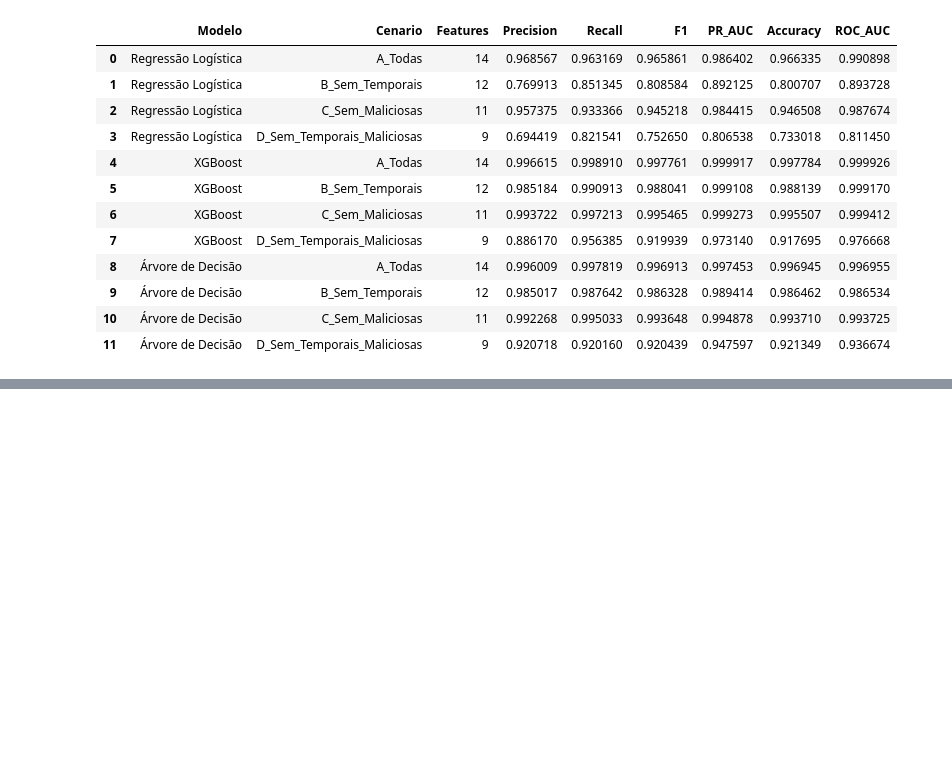
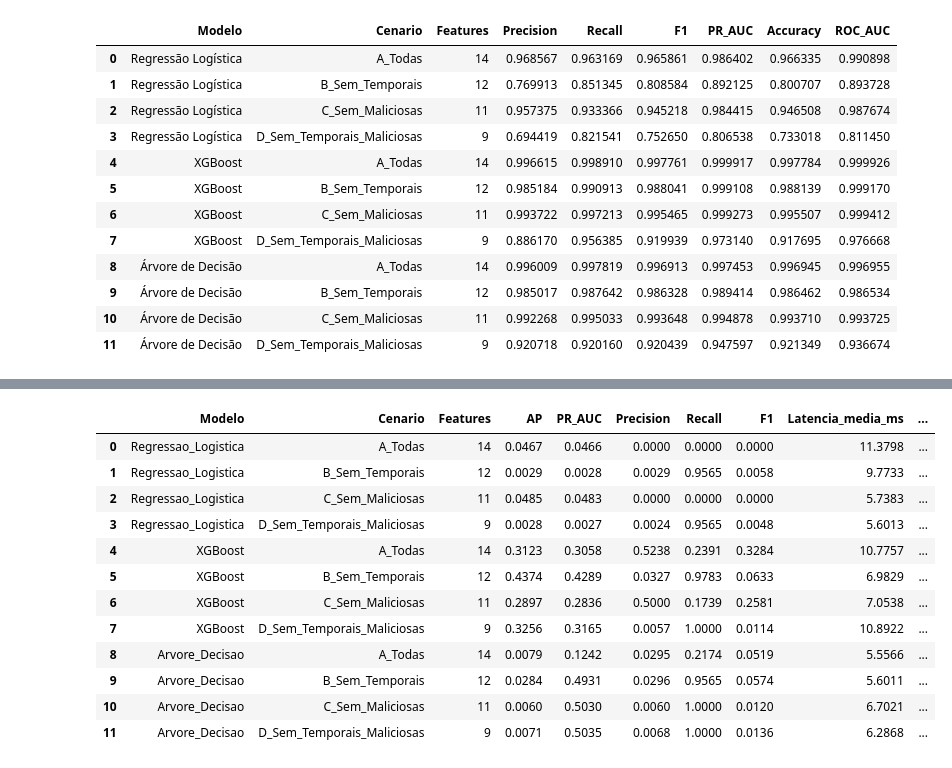
Before and after one commit to GabrielThiel/ethereum-fraud-analysis, a Jupyter notebook: notebooks/01-exploracao-datasets.ipynb, the cells around one changed output, grey strips where cells are left out. Drawn from its saved outputs; the diff is of its cells as text; code cells hidden in the pictures; blank space fills up the shorter version.

```diff
--- a/notebooks/01-exploracao-datasets.ipynb
+++ b/notebooks/01-exploracao-datasets.ipynb
@@ -2934,0 +3462,41 @@ comparacao_3_modelos
+# %%
+
+df_comparacao_final_etfd = (
+    df_resultados_temporais.merge(
+        df_desempenho_etfd,
+        on=["Modelo", "Cenario", "Features"]
+    )
+)
+
+display(
+    df_comparacao_final_etfd[
+        [
+            "Modelo",
+            "Cenario",
+            "Features",
+            "AP",
+            "PR_AUC",
+            "Precision",
+            "Recall",
+            "F1",
+            "Latencia_media_ms",
+            "Latencia_p95_ms",
+            "Latencia_p99_ms",
+            "Throughput_registros_s"
+        ]
+    ].round(4)
+)
+# %% [output]
+|  | Modelo | Cenario | Features | AP | PR_AUC | Precision | Recall | F1 | Latencia_media_ms | ... |
+| 0 | Regressao_Logistica | A_Todas | 14 | 0.0467 | 0.0466 | 0.0000 | 0.0000 | 0.0000 | 11.3798 | ... |
+| 1 | Regressao_Logistica | B_Sem_Temporais | 12 | 0.0029 | 0.0028 | 0.0029 | 0.9565 | 0.0058 | 9.7733 | ... |
+| 2 | Regressao_Logistica | C_Sem_Maliciosas | 11 | 0.0485 | 0.0483 | 0.0000 | 0.0000 | 0.0000 | 5.7383 | ... |
+| 3 | Regressao_Logistica | D_Sem_Temporais_Maliciosas | 9 | 0.0028 | 0.0027 | 0.0024 | 0.9565 | 0.0048 | 5.6013 | ... |
+| 4 | XGBoost | A_Todas | 14 | 0.3123 | 0.3058 | 0.5238 | 0.2391 | 0.3284 | 10.7757 | ... |
+| 5 | XGBoost | B_Sem_Temporais | 12 | 0.4374 | 0.4289 | 0.0327 | 0.9783 | 0.0633 | 6.9829 | ... |
+| 6 | XGBoost | C_Sem_Maliciosas | 11 | 0.2897 | 0.2836 | 0.5000 | 0.1739 | 0.2581 | 7.0538 | ... |
+| 7 | XGBoost | D_Sem_Temporais_Maliciosas | 9 | 0.3256 | 0.3165 | 0.0057 | 1.0000 | 0.0114 | 10.8922 | ... |
+| 8 | Arvore_Decisao | A_Todas | 14 | 0.0079 | 0.1242 | 0.0295 | 0.2174 | 0.0519 | 5.5566 | ... |
+| 9 | Arvore_Decisao | B_Sem_Temporais | 12 | 0.0284 | 0.4931 | 0.0296 | 0.9565 | 0.0574 | 5.6011 | ... |
+| 10 | Arvore_Decisao | C_Sem_Maliciosas | 11 | 0.0060 | 0.5030 | 0.0060 | 1.0000 | 0.0120 | 6.7021 | ... |
+| 11 | Arvore_Decisao | D_Sem_Temporais_Maliciosas | 9 | 0.0071 | 0.5035 | 0.0068 | 1.0000 | 0.0136 | 6.2868 | ... |
```
Also changed, not shown: parts of 16 cells of this notebook.
